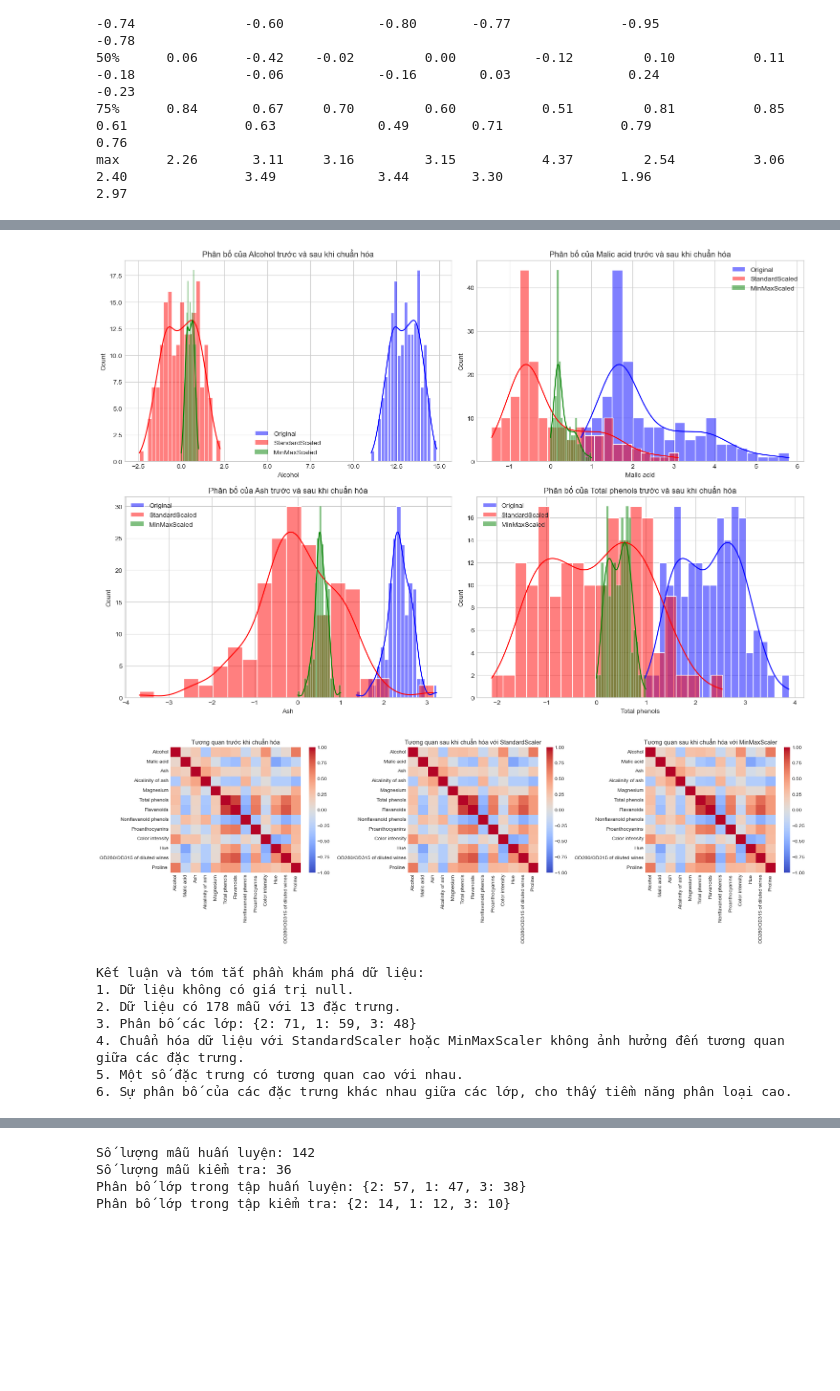
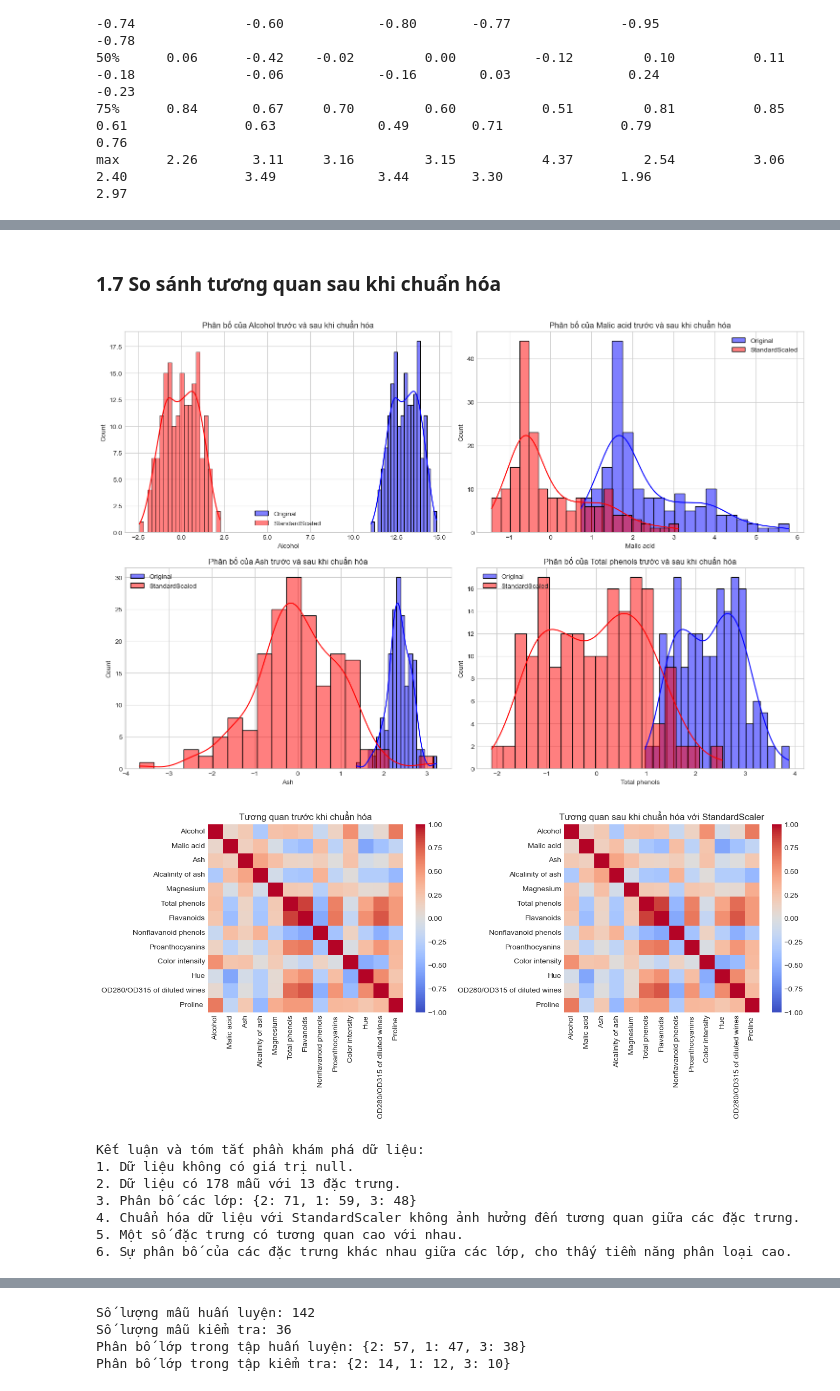
Before and after one commit to TranDucLuong2201/ML, a Jupyter notebook: data/Wine-dataset.ipynb, the cells around one changed output, grey strips where cells are left out. Drawn from its saved outputs; the diff is of its cells as text; code cells hidden in the pictures; blank space fills up the shorter version.

```diff
--- a/data/Wine-dataset.ipynb
+++ b/data/Wine-dataset.ipynb
@@ -345,3 +318,5 @@ max      1.00       1.00     1.00         1.00           1.00         1.00
+# %% [markdown]
+### 1.7 So sánh tương quan sau khi chuẩn hóa
 # %%
 # Visualize một số đặc trưng sau khi chuẩn hóa
 plt.figure(figsize=(15, 10))
@@ -356,48 +331,41 @@ for i, feature in enumerate(feature_to_plot):
     # Phân bố dữ liệu sau khi chuẩn hóa StandardScaler
     sns.histplot(X_scaled_df[feature], bins=20, alpha=0.5, color='red', label='StandardScaled', kde=True)
 
-    # Phân bố dữ liệu sau khi chuẩn hóa MinMaxScaler
-    sns.histplot(X_minmax_scaled_df[feature], bins=20, alpha=0.5, color='green', label='MinMaxScaled', kde=True)
-
     plt.title(f'Phân bố của {feature} trước và sau khi chuẩn hóa')
     plt.legend()
 
 plt.tight_layout()
 plt.show()
 # %% [output]
-[figure, old version]
+[figure, new version]
 # %%
 # So sánh tương quan trước và sau khi chuẩn hóa
 plt.figure(figsize=(20, 6))
 
 plt.subplot(1, 3, 1)
 sns.heatmap(X.corr(), annot=False, cmap='coolwarm', vmin=-1, vmax=1)
 plt.title('Tương quan trước khi chuẩn hóa')
 
 plt.subplot(1, 3, 2)
 sns.heatmap(X_scaled_df.corr(), annot=False, cmap='coolwarm', vmin=-1, vmax=1)
 plt.title('Tương quan sau khi chuẩn hóa với StandardScaler')
 
-plt.subplot(1, 3, 3)
-sns.heatmap(X_minmax_scaled_df.corr(), annot=False, cmap='coolwarm', vmin=-1, vmax=1)
-plt.title('Tương quan sau khi chuẩn hóa với MinMaxScaler')
-
 plt.tight_layout()
 plt.show()
 print("\nKết luận và tóm tắt phần khám phá dữ liệu:")
 print("1. Dữ liệu không có giá trị null.")
 print("2. Dữ liệu có", len(df), "mẫu với", len(df.columns) - 1, "đặc trưng.")
 print("3. Phân bố các lớp:", df['class'].value_counts().to_dict())
-print("4. Chuẩn hóa dữ liệu với StandardScaler hoặc MinMaxScaler không ảnh hưởng đến tương quan giữa các đặc trưng.")
+print("4. Chuẩn hóa dữ liệu với StandardScaler không ảnh hưởng đến tương quan giữa các đặc trưng.")
 print("5. Một số đặc trưng có tương quan cao với nhau.")
 print("6. Sự phân bố của các đặc trưng khác nhau giữa các lớp, cho thấy tiềm năng phân loại cao.")
 # %% [output]
-[figure, old version]
+[figure, new version]
 Kết luận và tóm tắt phần khám phá dữ liệu:
 1. Dữ liệu không có giá trị null.
 2. Dữ liệu có 178 mẫu với 13 đặc trưng.
 3. Phân bố các lớp: {2: 71, 1: 59, 3: 48}
-4. Chuẩn hóa dữ liệu với StandardScaler hoặc MinMaxScaler không ảnh hưởng đến tương quan giữa các đặc trưng.
+4. Chuẩn hóa dữ liệu với StandardScaler không ảnh hưởng đến tương quan giữa các đặc trưng.
 5. Một số đặc trưng có tương quan cao với nhau.
 6. Sự phân bố của các đặc trưng khác nhau giữa các lớp, cho thấy tiềm năng phân loại cao.
 # %% [markdown]
```
Also changed, not shown: parts of 61 cells of this notebook, 8 other files.
